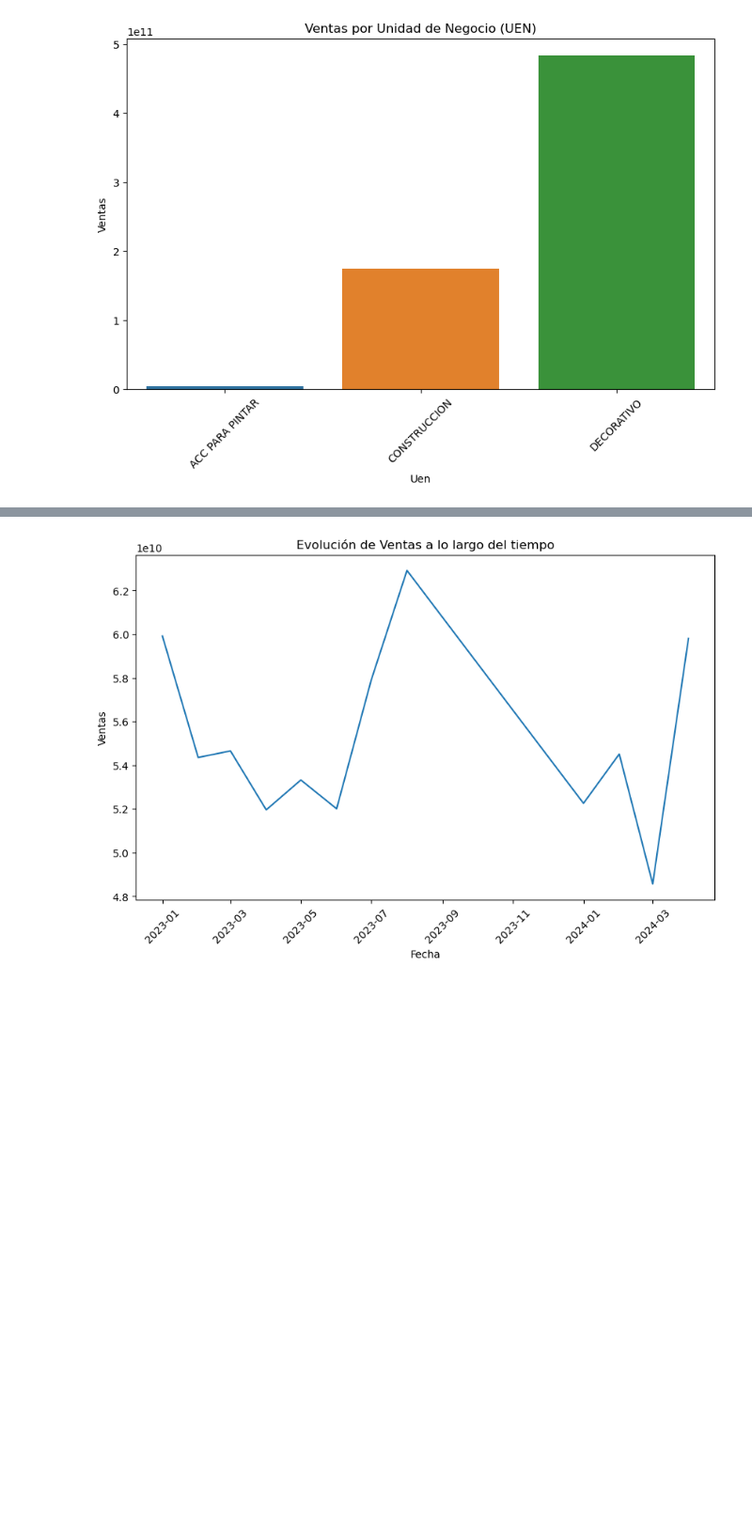
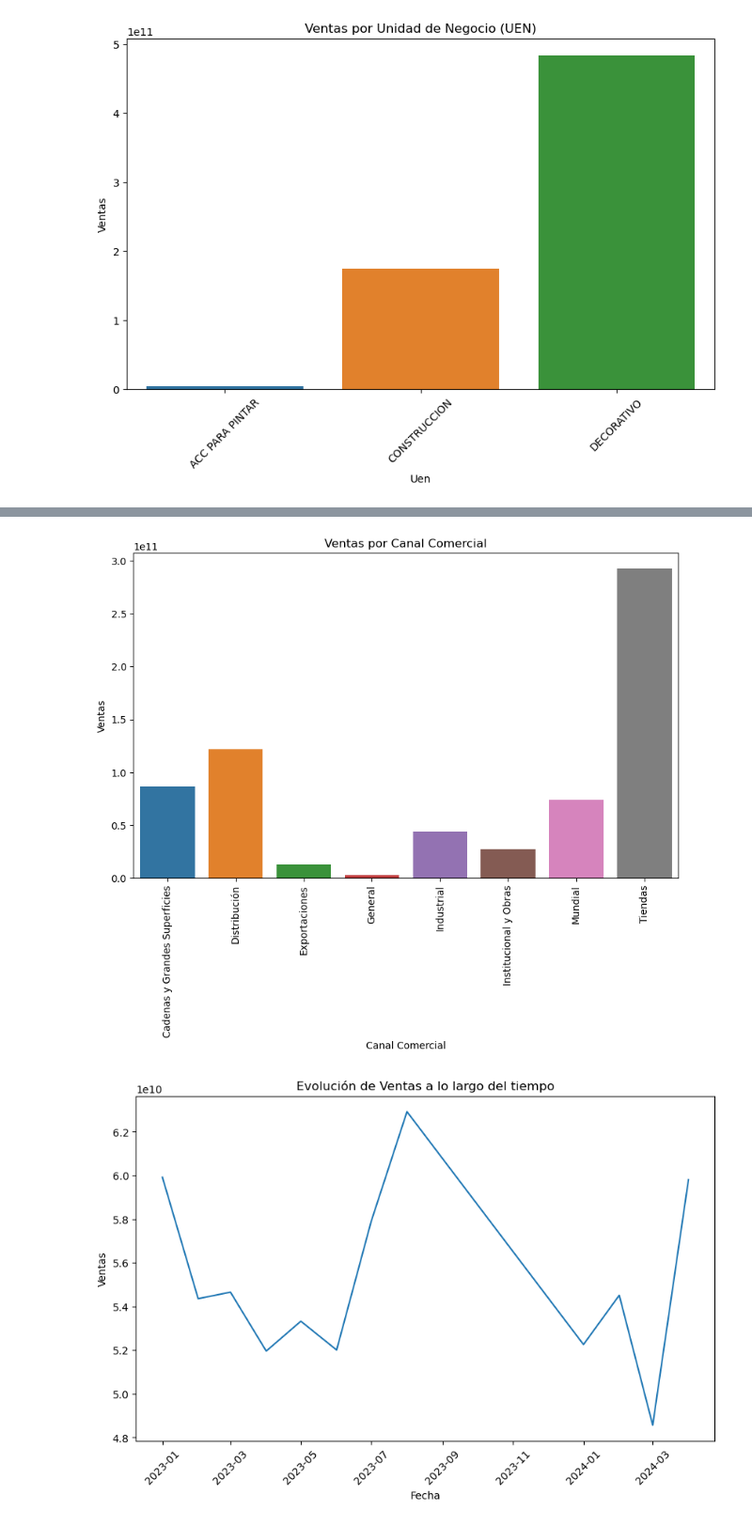
Before and after one commit to Raegar-dot/DSA-Grupo5, a Jupyter notebook: notebooks/EDA_Ventas2023_2024.ipynb, the cells around one changed output, grey strips where cells are left out. Shown at 94% size. Drawn from its saved outputs; the diff is of its cells as text; code cells hidden in the pictures; blank space fills up the shorter version.

Commit message:
Corrección datos y ajuste data_process

```diff
--- a/notebooks/EDA_Ventas2023_2024.ipynb
+++ b/notebooks/EDA_Ventas2023_2024.ipynb
@@ -79,3 +67,15 @@ plt.show()
+# %%
+# Sumar las ventas por Canal Comercial
+ventas_por_canal = df.groupby('Canal Comercial')['Ventas'].sum().reset_index()
+
+# Visualización de las ventas por Canal Comercial
+plt.figure(figsize=(10, 6))
+sns.barplot(x='Canal Comercial', y='Ventas', data=ventas_por_canal)
+plt.title('Ventas por Canal Comercial')
+plt.xticks(rotation=90)
+plt.show()
+# %% [output]
+[figure, added]
 # %%
 # Ventas por mes y año
 df['Fecha'] = pd.to_datetime(df['Año'].astype(str) + '-' + df['Mes'].astype(str), format='%Y-%m')
```
Also changed, not shown: parts of 4 cells of this notebook, 2 other files.
